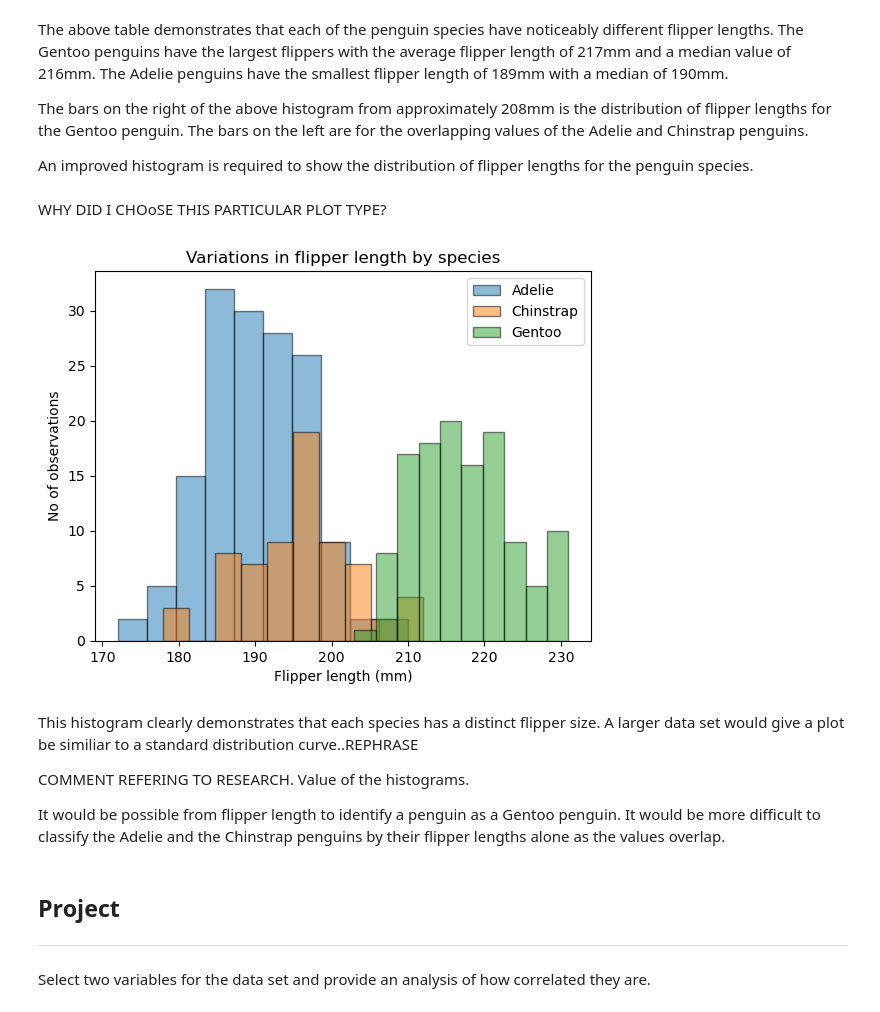
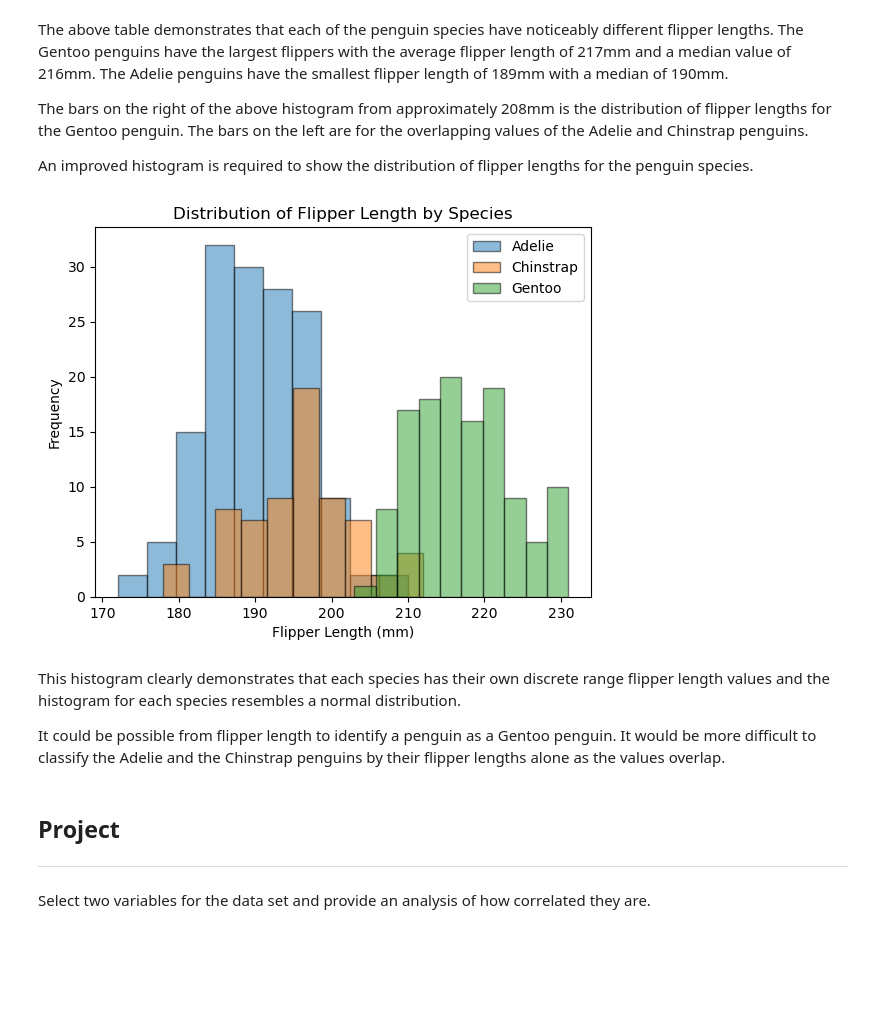
Before and after one commit to IreneKilgannon/DataAnalytics, a Jupyter notebook: penguins.ipynb, the cells around one changed output. Cells and saved outputs as stored; diff of their text form; code cells hidden in the pictures; blank space fills up the shorter version.

Commit message:
added research and comments to the histogram section

```diff
--- a/penguins.ipynb
+++ b/penguins.ipynb
@@ -537,29 +535,29 @@ The above table demonstrates that each of the penguin species have noticeably di
 The bars on the right of the above histogram from approximately 208mm is the distribution of flipper lengths for the Gentoo penguin. The bars on the left are for the overlapping values of the Adelie and Chinstrap penguins.
 
 An improved histogram is required to show the distribution of flipper lengths for the penguin species.
-# %% [markdown]
-WHY DID I CHOoSE THIS PARTICULAR PLOT TYPE?
 # %%
 # Histogram of the variations in flipper length by species.
-# This is my histogram for the task.
 
 fig, ax = plt.subplots()
+
 ax.hist(adelie['flipper_length_mm'], label = "Adelie", edgecolor = "black", alpha = 0.5)
 ax.hist(chinstrap['flipper_length_mm'], label = "Chinstrap", edgecolor = "black", alpha = 0.5)
 ax.hist(gentoo['flipper_length_mm'], label = "Gentoo", edgecolor = "black", alpha = 0.5)
-ax.set_title("Variations in flipper length by species")
-ax.set_xlabel("Flipper length (mm)")
-ax.set_ylabel("No of observations")
+
+# Set the title and labels of the x and y axis.
+ax.set_title("Distribution of Flipper Length by Species")
+ax.set_xlabel("Flipper Length (mm)")
+ax.set_ylabel("Frequency")
+
+# Display the legend
 ax.legend()
 plt.show()
 # %% [output]
-[figure, old version]
+[figure, new version]
 # %% [markdown]
-This histogram clearly demonstrates that each species has a distinct flipper size. A larger data set would give a plot be similiar to a standard distribution curve..REPHRASE
+This histogram clearly demonstrates that each species has their own discrete range flipper length values and the histogram for each species resembles a normal distribution.
 
-COMMENT REFERING TO RESEARCH. Value of the histograms.
-
-It would be possible from flipper length to identify a penguin as a Gentoo penguin. It would be more difficult to classify the Adelie and the Chinstrap penguins by their flipper lengths alone as the values overlap.
+It could be possible from flipper length to identify a penguin as a Gentoo penguin. It would be more difficult to classify the Adelie and the Chinstrap penguins by their flipper lengths alone as the values overlap.
 # %% [markdown]
 ## Project
 ***
```
Also changed, not shown: parts of 10 cells of this notebook.
